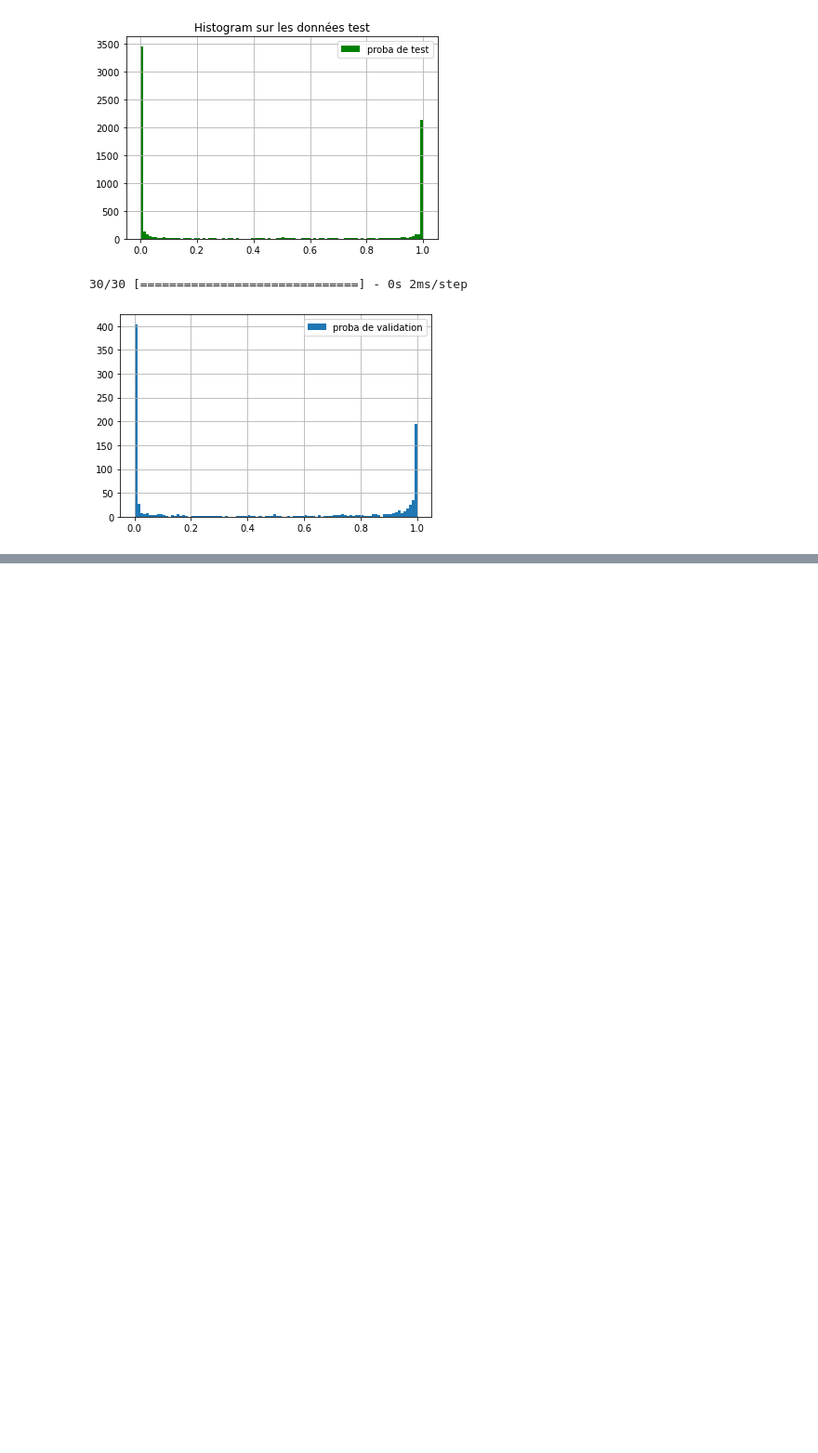
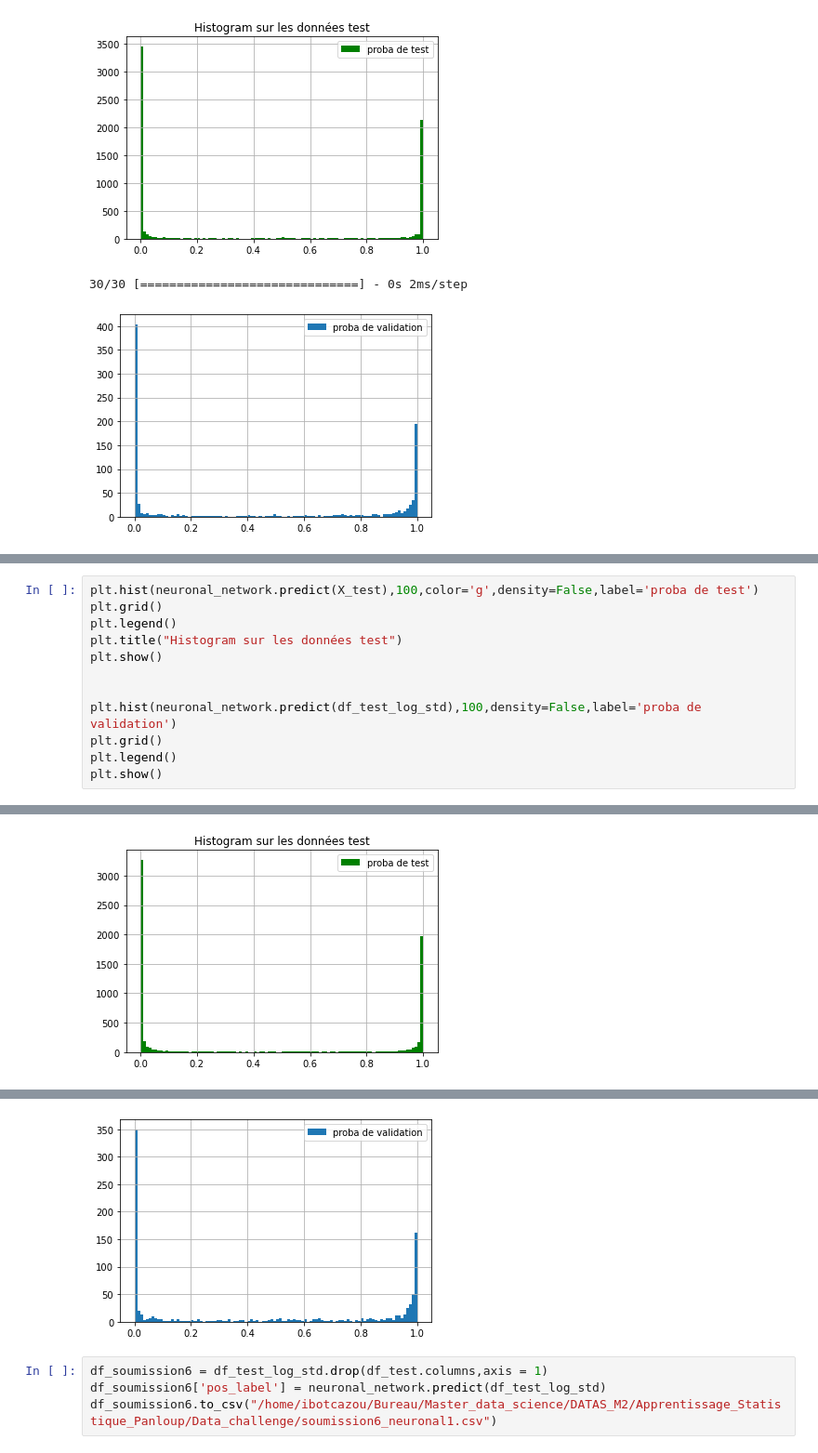
Before and after one commit to Ivanbtz9/Master2_datascience, a Jupyter notebook: Apprentissage Statistique_Panloup/Data_challenge/Data_challenge.ipynb, the cells around one changed output, grey strips where cells are left out. Shown at 93% size. Saved outputs shown, nothing was run; the diff lists cells and outputs as text; blank space fills up the shorter version.

```diff
--- a/Apprentissage Statistique_Panloup/Data_challenge/Data_challenge.ipynb
+++ b/Apprentissage Statistique_Panloup/Data_challenge/Data_challenge.ipynb
@@ -846,0 +940,13 @@ df_soumission5.to_csv("/home/ibotcazou/Bureau/Master_data_science/DATAS_M2/Appre
+# %%
+plt.hist(neuronal_network.predict(X_test),100,color='g',density=False,label='proba de test')
+plt.grid()
+plt.legend()
+plt.title("Histogram sur les données test")
+plt.show()
+
+
+plt.hist(neuronal_network.predict(df_test_log_std),100,density=False,label='proba de validation')
+plt.grid()
+plt.legend()
+plt.show()
+# %% [output]
@@ -846,0 +954 @@ df_soumission5.to_csv("/home/ibotcazou/Bureau/Master_data_science/DATAS_M2/Appre
+[figure, added]
@@ -846,0 +956,5 @@ df_soumission5.to_csv("/home/ibotcazou/Bureau/Master_data_science/DATAS_M2/Appre
+[figure, added]
+# %%
+df_soumission6 = df_test_log_std.drop(df_test.columns,axis = 1)
+df_soumission6['pos_label'] = neuronal_network.predict(df_test_log_std)
+df_soumission6.to_csv("/home/ibotcazou/Bureau/Master_data_science/DATAS_M2/Apprentissage_Statistique_Panloup/Data_challenge/soumission6_neuronal1.csv")
```
Also changed, not shown: parts of 14 cells of this notebook, 14 other files.
